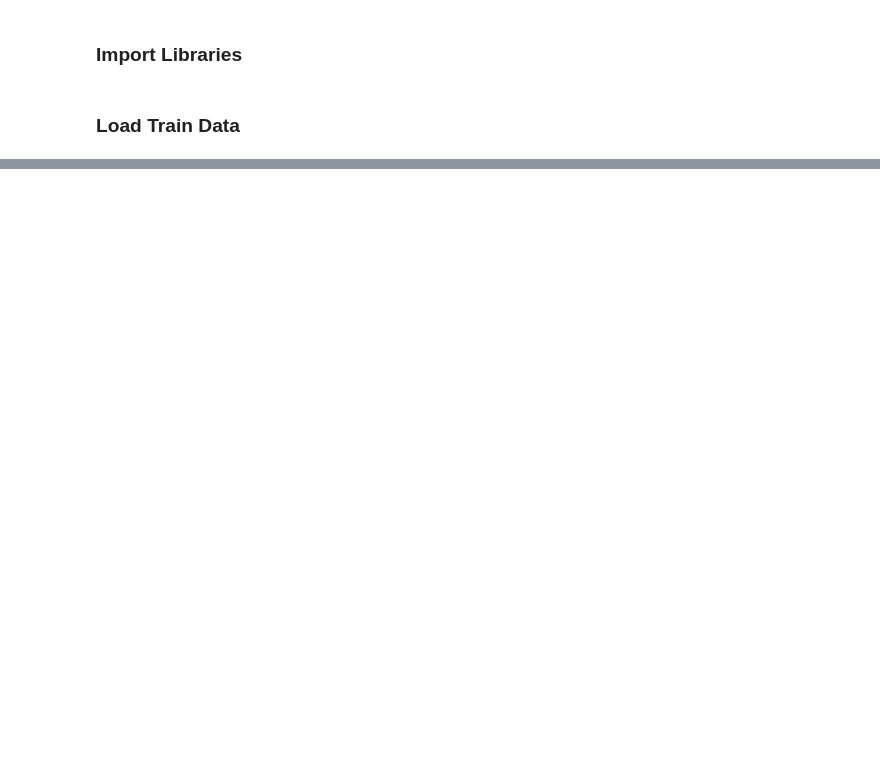
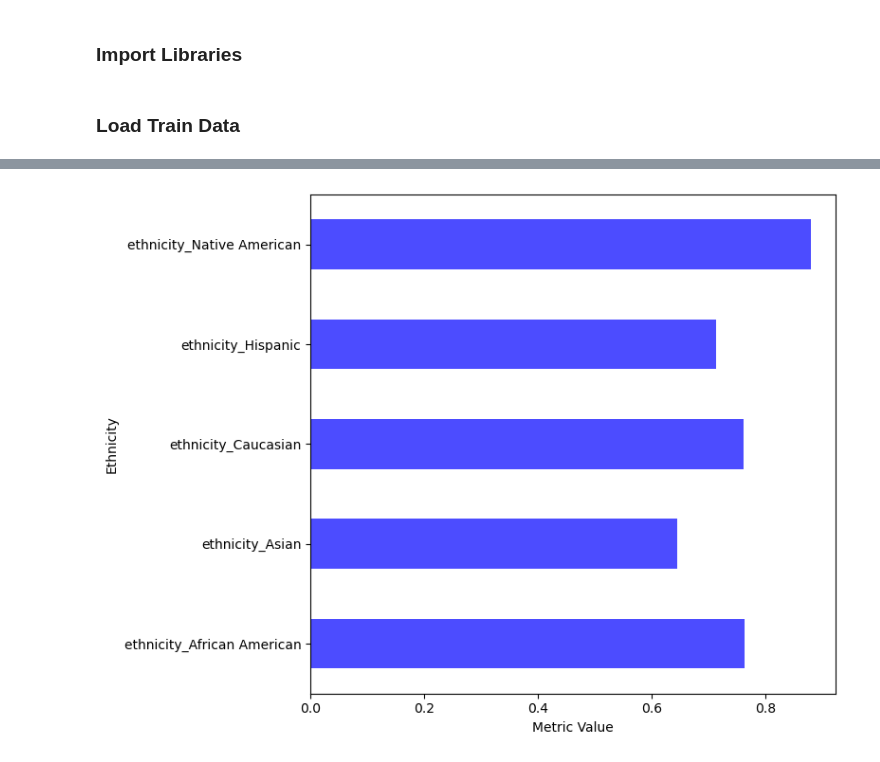
Before and after one commit to Mackenzie-Meni/UF-biasathon-workshop2025, a Jupyter notebook: 5_generate_model_card.ipynb, the cells around one changed output, grey strips where cells are left out. Drawn from its saved outputs; the diff is of its cells as text; code cells hidden in the pictures; blank space fills up the shorter version.

Commit message:
cleaning model card

```diff
--- a/5_generate_model_card.ipynb
+++ b/5_generate_model_card.ipynb
@@ -1401,0 +19,12 @@ generate_model_card_figure_with_stacked_auroc(
+# %%
+data = pd.read_csv('/Users/jeremy/Desktop/ISICEM/widsdatathon2020/data_clean.csv')
+# data = pd.read_csv('../training_v2.csv')
+
+from sklearn.model_selection import train_test_split
+
+# Define your features and target variable
+X = data.drop('hospital_death', axis=1)  # Features
+y = data['hospital_death']               # Target variable
+
+# Perform the train-test split
+X_train, X_test, y_train, y_test = train_test_split(X, y, test_size=0.2, random_state=42)
@@ -1401,0 +378,87 @@ generate_model_card_figure_with_stacked_auroc(
+# %%
+from fairlearn.metrics import demographic_parity_difference, equalized_odds_difference
+import matplotlib.pyplot as plt
+import pandas as pd
+from sklearn.model_selection import train_test_split
+
+# Suppose these are your original DataFrame and model predictions
+data = data.copy()
+
+# Drop unnecessary columns
+# data = data.drop(columns=['gender_M', 'ethnicity_Other/Unknown'])
+
+# Define features and target
+X = data.drop(columns=['hospital_death'])
+y = data['hospital_death']
+
+# Split data first (before upsampling)
+X_train, X_test, y_train, y_test = train_test_split(
+    X, y, test_size=0.2, random_state=42
+)
+
+# Single model prediction
+y_pred = rf_model.predict(X_test)
+
+# List of ethnic groups to analyze
+ethnicity_columns = [
+    'ethnicity_African American',
+    'ethnicity_Asian',
+    'ethnicity_Caucasian',
+    'ethnicity_Hispanic',
+    'ethnicity_Native American'
+]
+
+def disparate_impact(y_true, y_pred, sensitive_feature):
+    """Computes selection-rate difference between groups."""
+    df = pd.DataFrame({'y_true': y_true, 'y_pred': y_pred, 'group': X_test[sensitive_feature]})
+    rates = df.groupby('group')['y_pred'].mean()
+
+    di = rates.min() / rates.max() if rates.max() > 0 else 0
+    return di if di >= 0.1 else 1/di
+
+def compute_bias_metrics(y_test, y_pred, ethnicity_columns):
+    """Computes DI, Equalized Odds Diff, and Demographic Parity Diff per ethnicity group."""
+    bias_results = []
+
+    for ethnicity in ethnicity_columns:
+        di = disparate_impact(y_test, y_pred, ethnicity)
+        eo = equalized_odds_difference(
+            y_test, y_pred, sensitive_features=X_test[ethnicity]
+        )
+        dp = demographic_parity_difference(
+            y_test, y_pred, sensitive_features=X_test[ethnicity]
+        )
+
+        bias_results.append({
+            "Ethnicity": ethnicity,
+            "Disparate Impact": di,
+            "Equalized Odds Diff": eo,
+            "Demographic Parity Diff": dp
+        })
+
+    return pd.DataFrame(bias_results)
+
+# Compute bias metrics for all ethnic groups
+bias_results_df = compute_bias_metrics(y_test, y_pred, ethnicity_columns)
+
+# Plot each metric
+metrics = ["Disparate Impact", "Equalized Odds Diff", "Demographic Parity Diff"]
+
+for metric in metrics:
+    fig, ax = plt.subplots(figsize=(8, 6))
+    bias_results_df.plot(
+        kind="barh",
+        x="Ethnicity",
+        y=metric,
+        color="blue",
+        alpha=0.7,
+        ax=ax,
+        legend=False  # Disable the legend
+    )
+    ax.set_xlabel("Metric Value")
+    ax.set_ylabel("Ethnicity")
+    plt.tight_layout()
+    plt.savefig(f"/Users/jeremy/UFL Dropbox/Jeremy Balch/GitHub/UF-biasathon-workshop2025/figures/{metric.replace(' ', '_')}.png")
+    plt.show()
+# %% [output]
+[figure, added]
```
Also changed, not shown: parts of 61 cells of this notebook, 19 other files.
